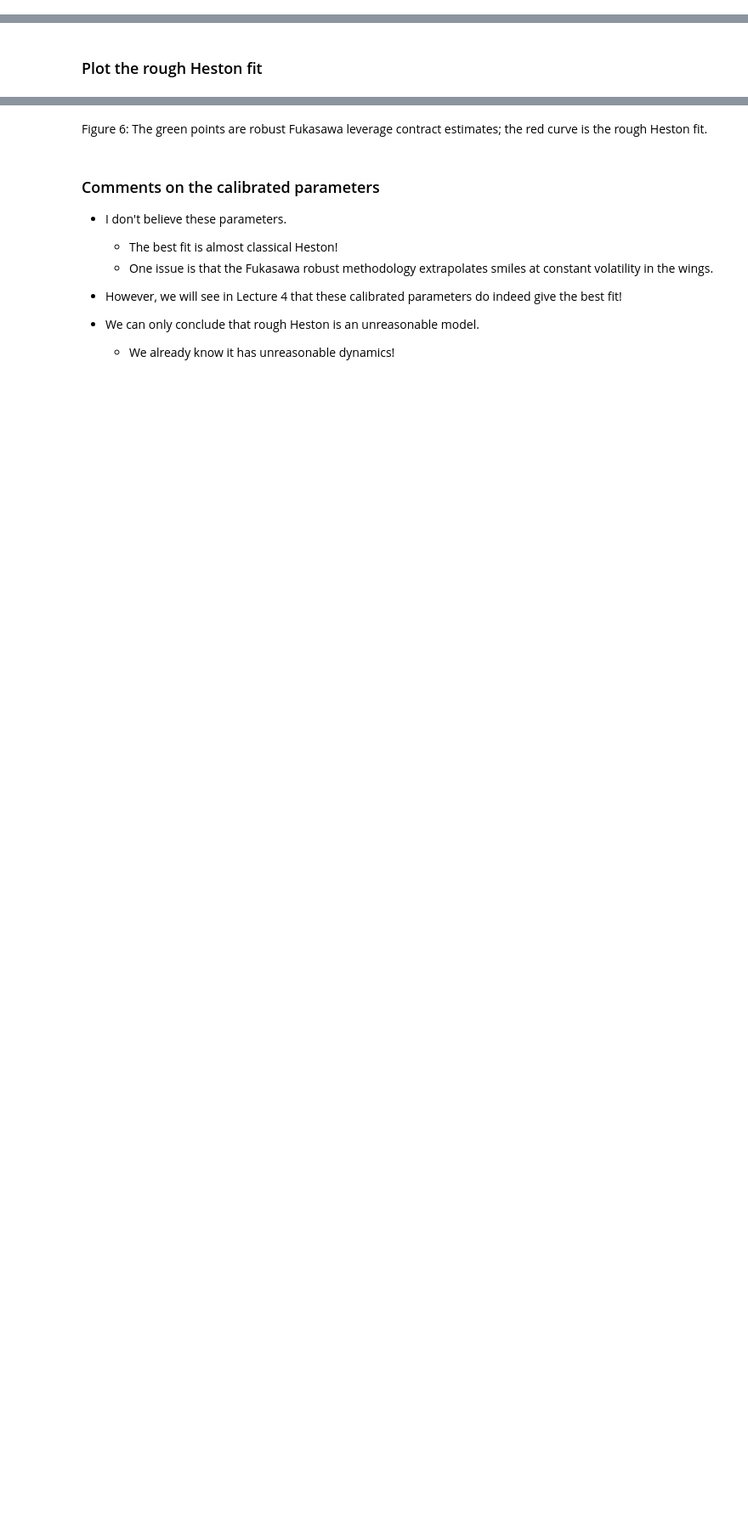
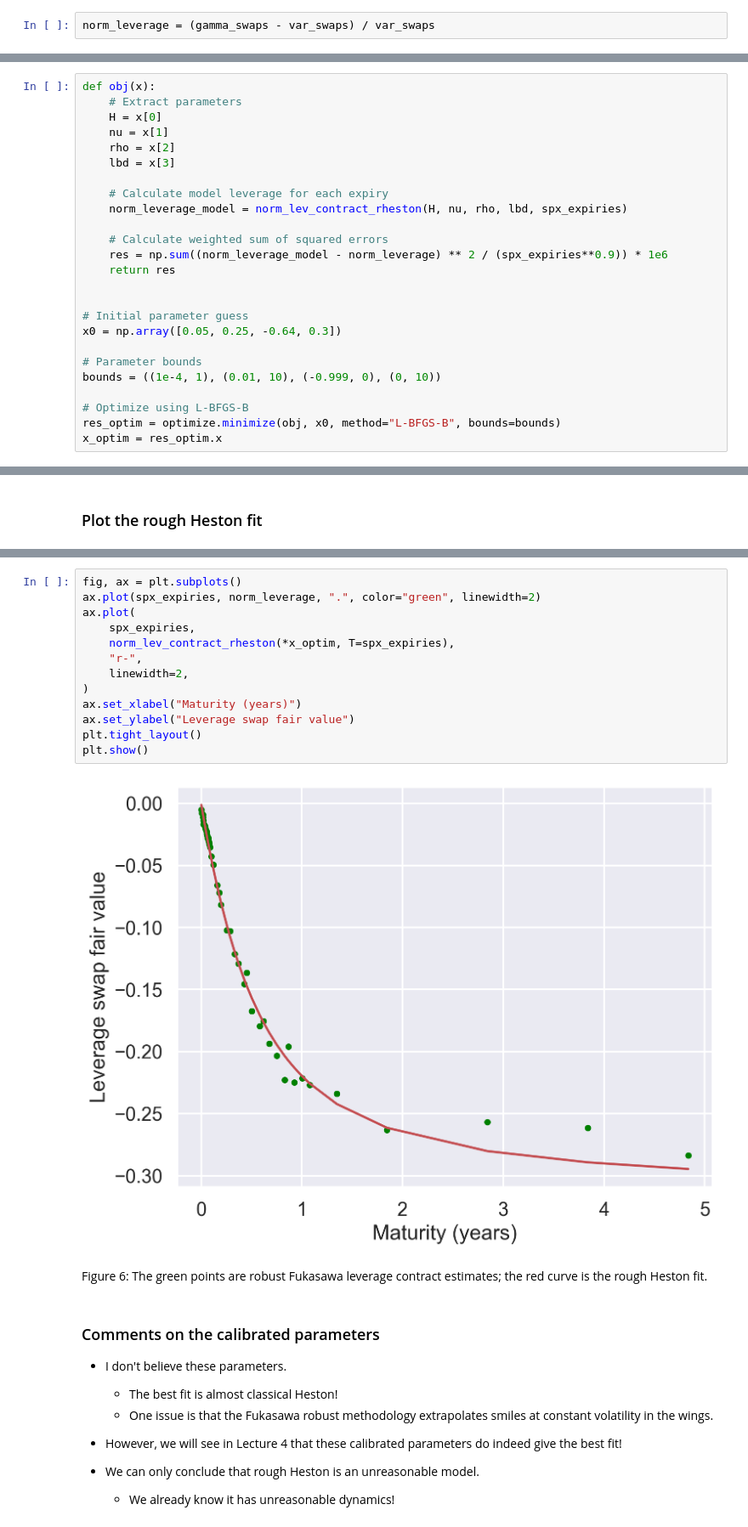
Before and after one commit to fbourgey/RoughVolatilityWorkshop, a Jupyter notebook: QM2024_3_Affine_models.ipynb, the cells around one changed output, grey strips where cells are left out. Shown at 85% size. Drawn from its saved outputs; the diff is of its cells as text; blank space fills up the shorter version.

```diff
--- a/QM2024_3_Affine_models.ipynb
+++ b/QM2024_3_Affine_models.ipynb
@@ -1423,0 +1411,2 @@ lev.est < -gs / vs - 1
+# %%
+norm_leverage = (gamma_swaps - var_swaps) / var_swaps
@@ -1465,3 +1428,28 @@ $message
+# %%
+def obj(x):
+    # Extract parameters
+    H = x[0]
+    nu = x[1]
+    rho = x[2]
+    lbd = x[3]
+
+    # Calculate model leverage for each expiry
+    norm_leverage_model = norm_lev_contract_rheston(H, nu, rho, lbd, spx_expiries)
+
+    # Calculate weighted sum of squared errors
+    res = np.sum((norm_leverage_model - norm_leverage) ** 2 / (spx_expiries**0.9)) * 1e6
+    return res
+
+
+# Initial parameter guess
+x0 = np.array([0.05, 0.25, -0.64, 0.3])
+
+# Parameter bounds
+bounds = ((1e-4, 1), (0.01, 10), (-0.999, 0), (0, 10))
+
+# Optimize using L-BFGS-B
+res_optim = optimize.minimize(obj, x0, method="L-BFGS-B", bounds=bounds)
+x_optim = res_optim.x
 # %% [markdown]
 Notice how fast the calibration is!
 
@@ -1502,3 +1469,18 @@ lines(expiries, lev.norm(fit.rHeston)(expiries), col=rd, lwd=2)
+# %%
+fig, ax = plt.subplots()
+ax.plot(spx_expiries, norm_leverage, ".", color="green", linewidth=2)
+ax.plot(
+    spx_expiries,
+    norm_lev_contract_rheston(*x_optim, T=spx_expiries),
+    "r-",
+    linewidth=2,
+)
+ax.set_xlabel("Maturity (years)")
+ax.set_ylabel("Leverage swap fair value")
+plt.tight_layout()
+plt.show()
+# %% [output]
+[figure, added]
 # %% [markdown]
 Figure 6: The green points are robust Fukasawa leverage contract estimates; the red curve is the rough Heston fit.
 # %% [markdown]
```
Also changed, not shown: parts of 36 cells of this notebook, 6 other files.
